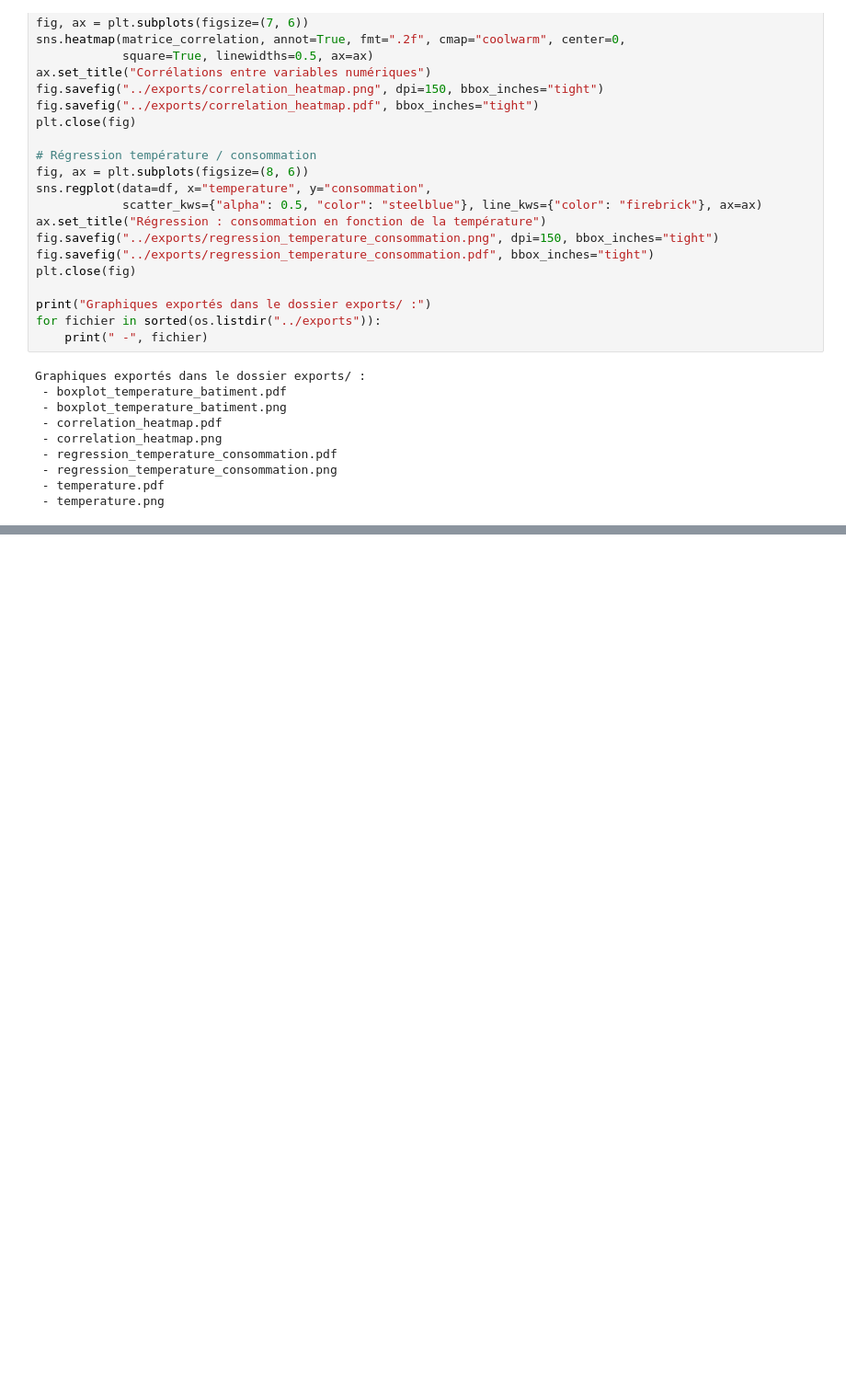
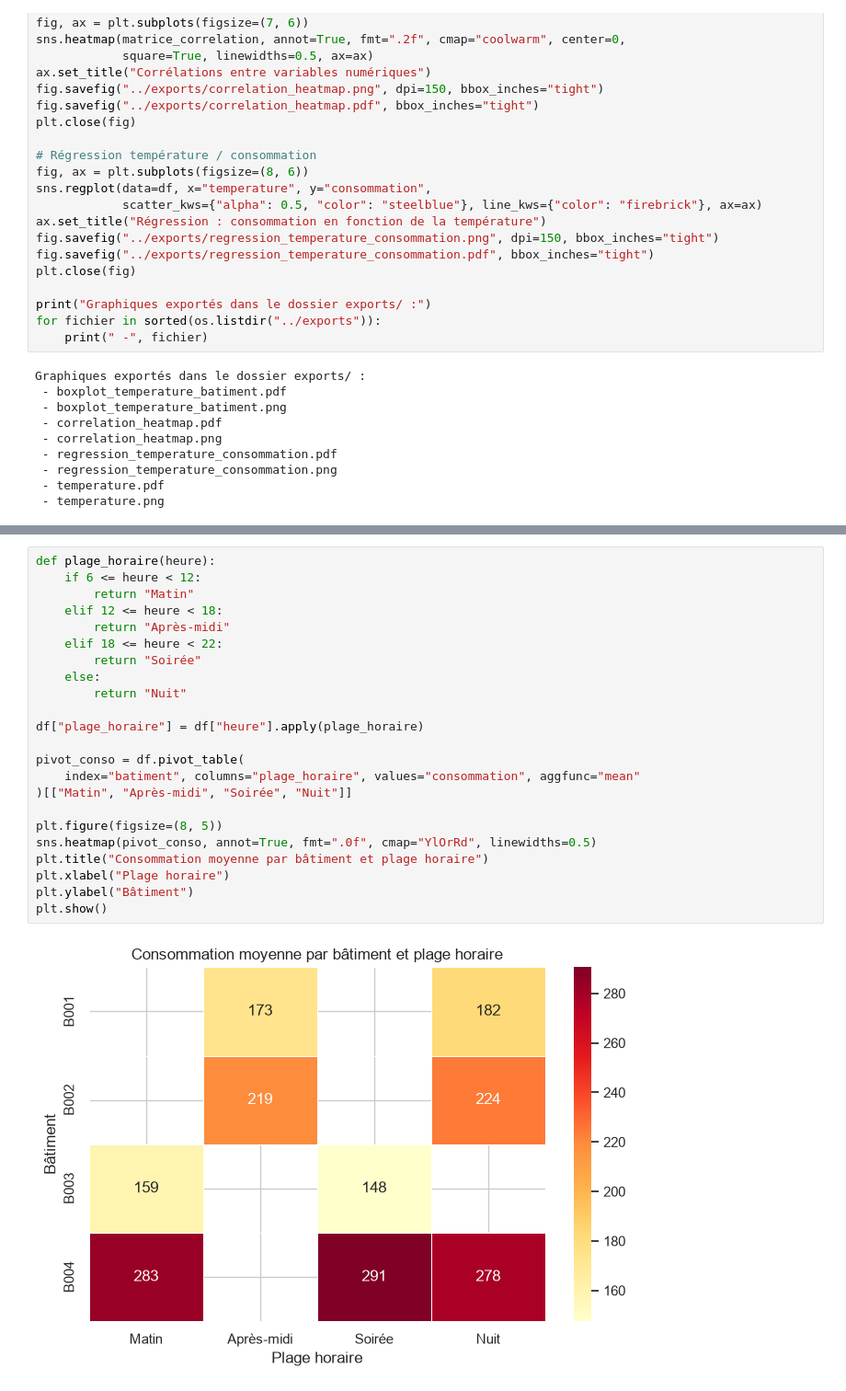
Before and after one commit to Abdoulaye-Diouf/atelier_seaborn_iot, a Jupyter notebook: notebooks/atelier_seaborn_iot.ipynb, the cells around one changed output, grey strips where cells are left out. Shown at 92% size. Drawn from its saved outputs; the diff is of its cells as text; blank space fills up the shorter version.

```diff
--- a/notebooks/atelier_seaborn_iot.ipynb
+++ b/notebooks/atelier_seaborn_iot.ipynb
@@ -488,0 +523,25 @@ Graphiques exportés dans le dossier exports/ :
+# %%
+def plage_horaire(heure):
+    if 6 <= heure < 12:
+        return "Matin"
+    elif 12 <= heure < 18:
+        return "Après-midi"
+    elif 18 <= heure < 22:
+        return "Soirée"
+    else:
+        return "Nuit"
+
+df["plage_horaire"] = df["heure"].apply(plage_horaire)
+
+pivot_conso = df.pivot_table(
+    index="batiment", columns="plage_horaire", values="consommation", aggfunc="mean"
+)[["Matin", "Après-midi", "Soirée", "Nuit"]]
+
+plt.figure(figsize=(8, 5))
+sns.heatmap(pivot_conso, annot=True, fmt=".0f", cmap="YlOrRd", linewidths=0.5)
+plt.title("Consommation moyenne par bâtiment et plage horaire")
+plt.xlabel("Plage horaire")
+plt.ylabel("Bâtiment")
+plt.show()
+# %% [output]
+[figure, added]
```
Also changed, not shown: parts of 6 cells of this notebook, 1 other file.
